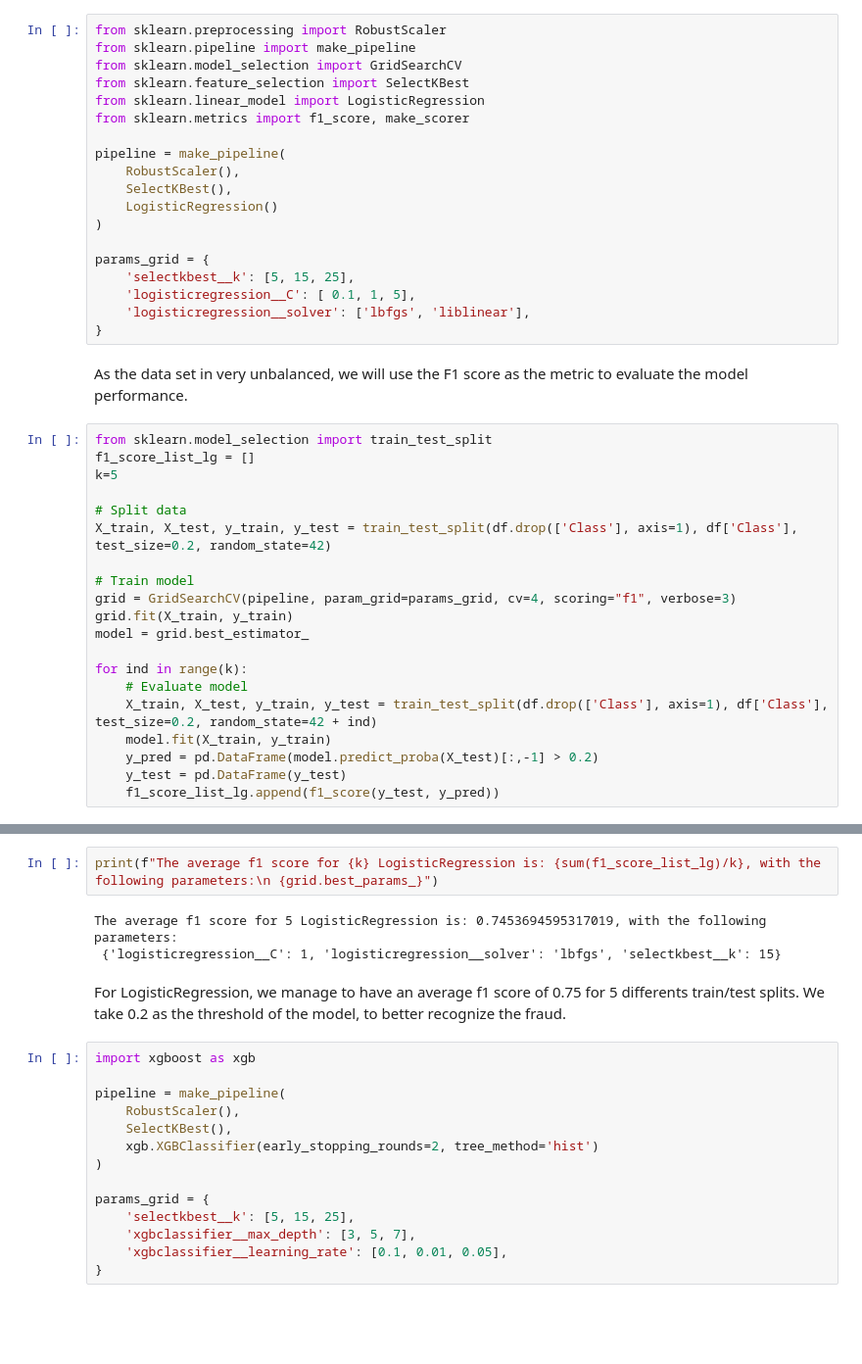
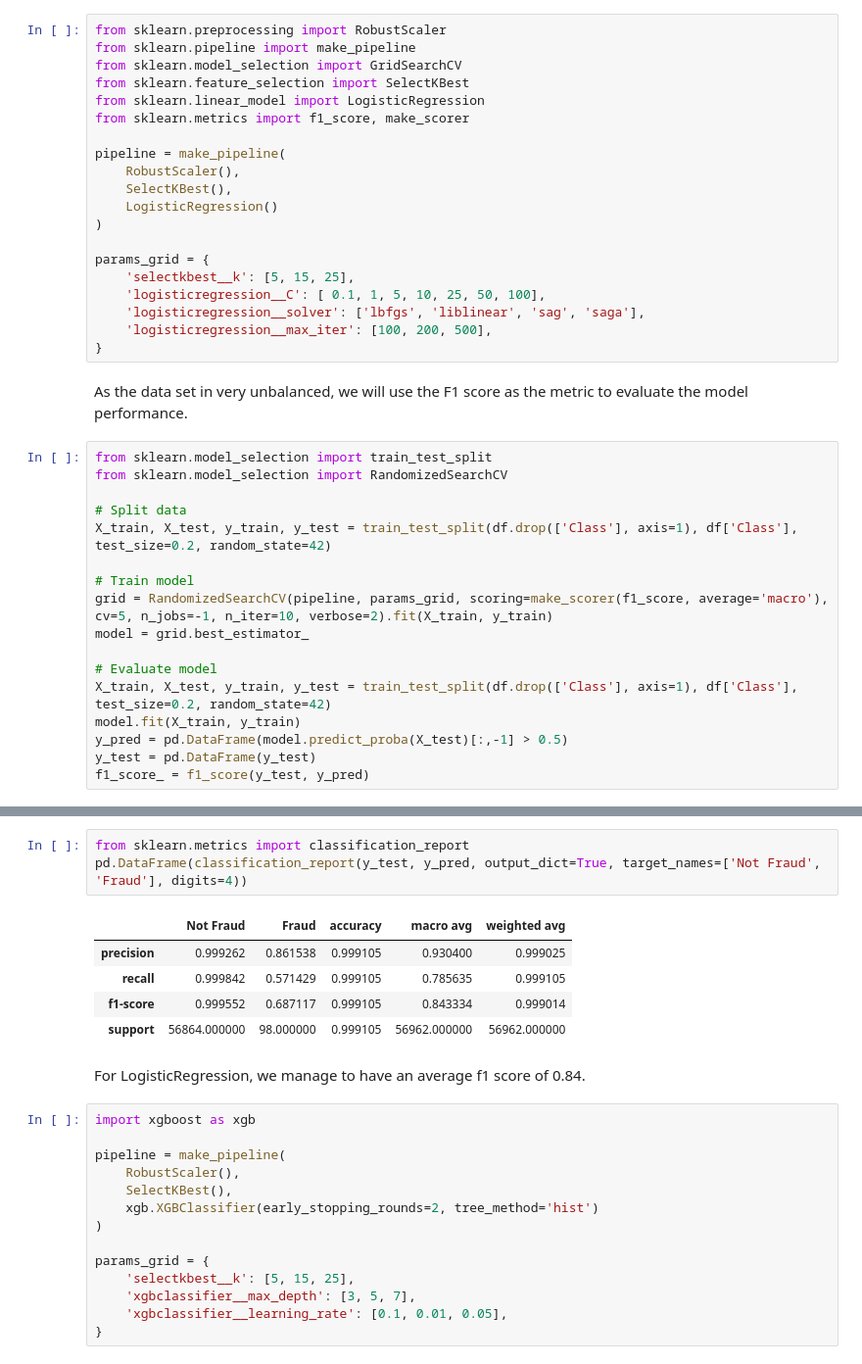
Before and after one commit to clement-cvll/creditcard-fraud-ML, a Jupyter notebook: ml-pipeline.ipynb, the cells around one changed output, grey strips where cells are left out. Shown at 98% size. Cells and saved outputs as stored; diff of their text form; blank space fills up the shorter version.

```diff
--- a/ml-pipeline.ipynb
+++ b/ml-pipeline.ipynb
@@ -30,29 +30,27 @@ pipeline = make_pipeline(
 
 params_grid = {
     'selectkbest__k': [5, 15, 25],
-    'logisticregression__C': [ 0.1, 1, 5],
-    'logisticregression__solver': ['lbfgs', 'liblinear'],
+    'logisticregression__C': [ 0.1, 1, 5, 10, 25, 50, 100],
+    'logisticregression__solver': ['lbfgs', 'liblinear', 'sag', 'saga'],
+    'logisticregression__max_iter': [100, 200, 500],
 }
 # %% [markdown]
 As the data set in very unbalanced, we will use the F1 score as the metric to evaluate the model performance.
 # %%
 from sklearn.model_selection import train_test_split
-f1_score_list_lg = []
-k=5
+from sklearn.model_selection import RandomizedSearchCV
 
 # Split data
 X_train, X_test, y_train, y_test = train_test_split(df.drop(['Class'], axis=1), df['Class'], test_size=0.2, random_state=42)
 
 # Train model
-grid = GridSearchCV(pipeline, param_grid=params_grid, cv=4, scoring="f1", verbose=3)
-grid.fit(X_train, y_train)
+grid = RandomizedSearchCV(pipeline, params_grid, scoring=make_scorer(f1_score, average='macro'), cv=5, n_jobs=-1, n_iter=10, verbose=2).fit(X_train, y_train)
 model = grid.best_estimator_
 
-for ind in range(k):
-    # Evaluate model
-    X_train, X_test, y_train, y_test = train_test_split(df.drop(['Class'], axis=1), df['Class'], test_size=0.2, random_state=42 + ind)
-    model.fit(X_train, y_train)
-    y_pred = pd.DataFrame(model.predict_proba(X_test)[:,-1] > 0.2)
-    y_test = pd.DataFrame(y_test)
-    f1_score_list_lg.append(f1_score(y_test, y_pred))
+# Evaluate model
+X_train, X_test, y_train, y_test = train_test_split(df.drop(['Class'], axis=1), df['Class'], test_size=0.2, random_state=42)
+model.fit(X_train, y_train)
+y_pred = pd.DataFrame(model.predict_proba(X_test)[:,-1] > 0.5)
+y_test = pd.DataFrame(y_test)
+f1_score_ = f1_score(y_test, y_pred)
 # %% [output]
@@ -151,10 +58,14 @@ Please also refer to the documentation for alternative solver options:
-# %%
-print(f"The average f1 score for {k} LogisticRegression is: {sum(f1_score_list_lg)/k}, with the following parameters:\n {grid.best_params_}")
-# %% [output]
-The average f1 score for 5 LogisticRegression is: 0.7453694595317019, with the following parameters:
- {'logisticregression__C': 1, 'logisticregression__solver': 'lbfgs', 'selectkbest__k': 15}
+# %%
+from sklearn.metrics import classification_report
+pd.DataFrame(classification_report(y_test, y_pred, output_dict=True, target_names=['Not Fraud', 'Fraud'], digits=4))
+# %% [output]
+|  | Not Fraud | Fraud | accuracy | macro avg | weighted avg |
+| precision | 0.999262 | 0.861538 | 0.999105 | 0.930400 | 0.999025 |
+| recall | 0.999842 | 0.571429 | 0.999105 | 0.785635 | 0.999105 |
+| f1-score | 0.999552 | 0.687117 | 0.999105 | 0.843334 | 0.999014 |
+| support | 56864.000000 | 98.000000 | 0.999105 | 56962.000000 | 56962.000000 |
 # %% [markdown]
-For LogisticRegression, we manage to have an average f1 score of 0.75 for 5 differents train/test splits. We take 0.2 as the threshold of the model, to better recognize the fraud.
+For LogisticRegression, we manage to have an average f1 score of 0.84.
 # %%
 import xgboost as xgb
 
```
Also changed, not shown: parts of 8 cells of this notebook, 10 other files.
